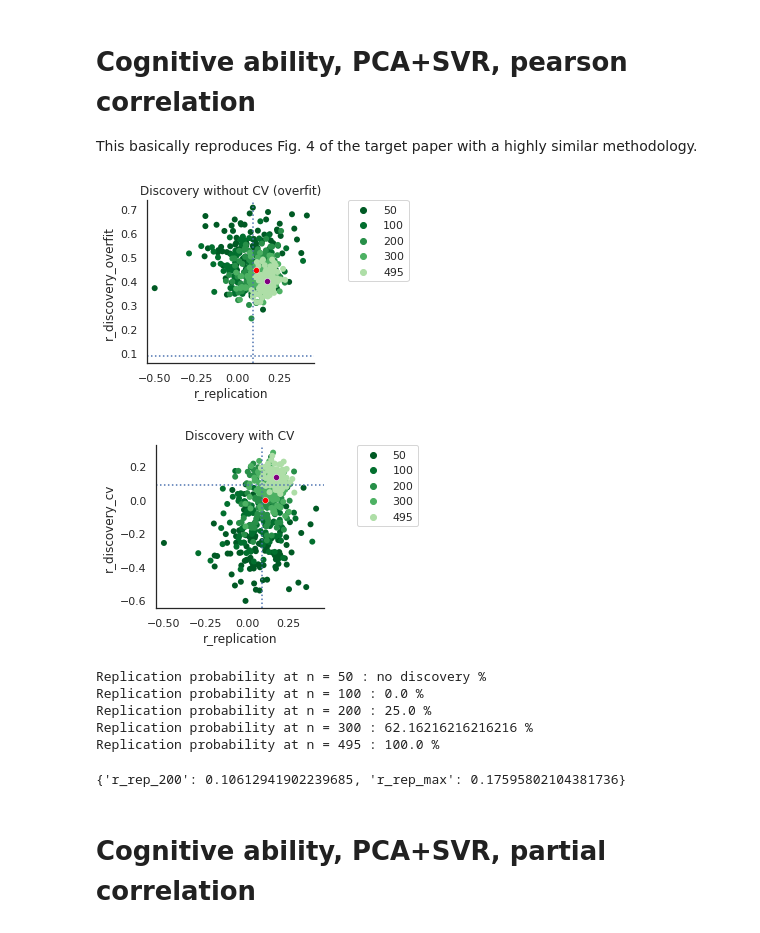
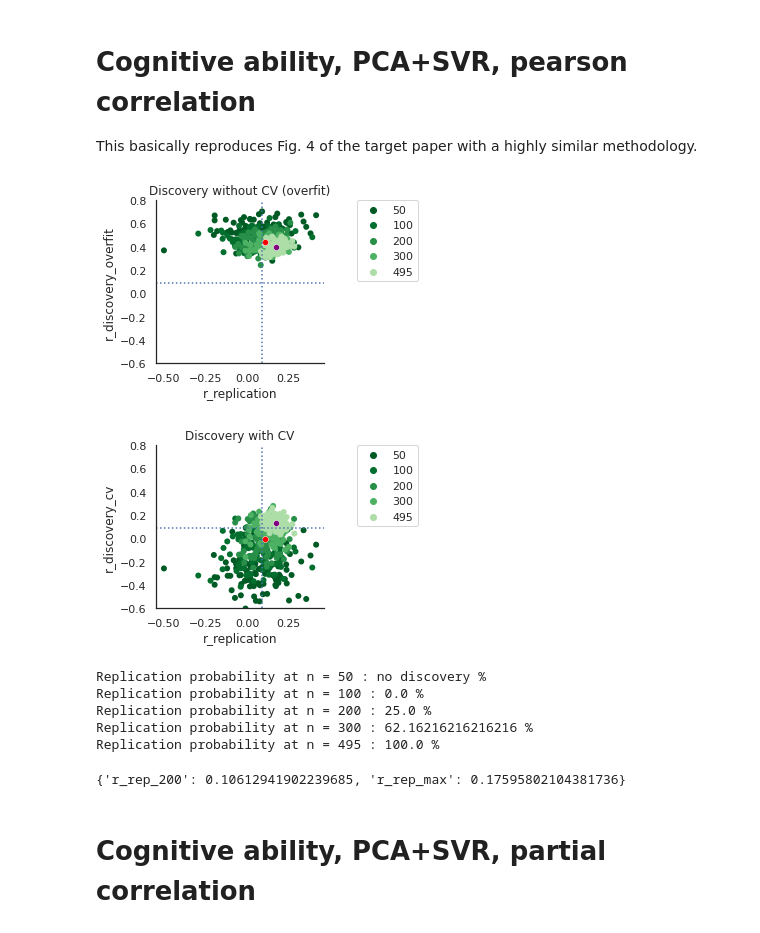
Before and after one commit to spisakt/BWAS_comment, a Jupyter notebook: plot_results.ipynb, the cells around one changed output. Drawn from its saved outputs; the diff is of its cells as text; code cells hidden in the pictures.

Commit message:
more comments added + visualization patched

```diff
--- a/plot_results.ipynb
+++ b/plot_results.ipynb
@@ -17,7 +17,7 @@ sns.set_style("white")
 This function takes a dataframe created in the notebook `multivariate_BWAS_replicability_analysis.ipynb`
 and recreates the "Replication plots" from the target paper (Fig.4) for a given target variable and feature set.
 # %%
-def plot(target, feature, df, alpha=0.05, cv_only=True, filetag=None):
+def plot(target, feature, df, alpha=0.05, cv_only=True, filetag=None, ylim=None):
     sns.set(rc={"figure.figsize":(3, 3)})
     sns.set_style("white")
     tmp = df.loc[(df.target==target) & (df.connectivity==feature)]
@@ -28,6 +28,8 @@ def plot(target, feature, df, alpha=0.05, cv_only=True, filetag=None):
         plt.axhline(0.088, linestyle='dotted')
         plt.axvline(0.088, linestyle='dotted')
         plt.legend(bbox_to_anchor=(1.2, 1), loc=2, borderaxespad=0.)
+        if ylim:
+            plt.ylim(ylim)
         sns.despine()
         if filetag:
             plt.savefig('fig/overfit_scatter_' + target + '_' + feature + '_' + filetag + '.pdf')
@@ -39,6 +41,8 @@ def plot(target, feature, df, alpha=0.05, cv_only=True, filetag=None):
     plt.axhline(0.088, linestyle='dotted')
     plt.axvline(0.088, linestyle='dotted')
     plt.legend(bbox_to_anchor=(1.2, 1), loc=2, borderaxespad=0.)
+    if ylim:
+        plt.ylim(ylim)
     sns.despine()
     if filetag:
         plt.savefig('fig/scatter_' + target + '_' + feature + '_' + filetag + '.pdf')
@@ -67,10 +71,10 @@ def plot(target, feature, df, alpha=0.05, cv_only=True, filetag=None):
 This basically reproduces Fig. 4 of the target paper with a highly similar methodology.
 # %%
 df = pd.read_csv('res_PCA_SVR.csv')
-plot(target='CogTotalComp_AgeAdj', feature='netmats_pearson', df=df, cv_only=False, filetag='PCA-SVR')
+plot(target='CogTotalComp_AgeAdj', feature='netmats_pearson', df=df, cv_only=False, filetag='PCA-SVR_ylim', ylim=(-0.6,0.8))
 # %% [output]
-[figure, old version]
+[figure, new version]
-[figure, old version]
+[figure, new version]
 Replication probability at n = 50 : no discovery %
 Replication probability at n = 100 : 0.0 %
 Replication probability at n = 200 : 25.0 %
```
Also changed, not shown: 8 other files.
